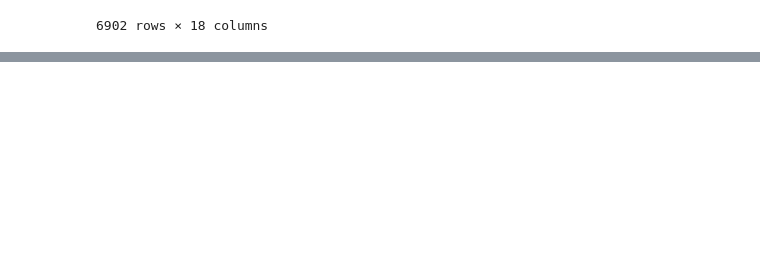
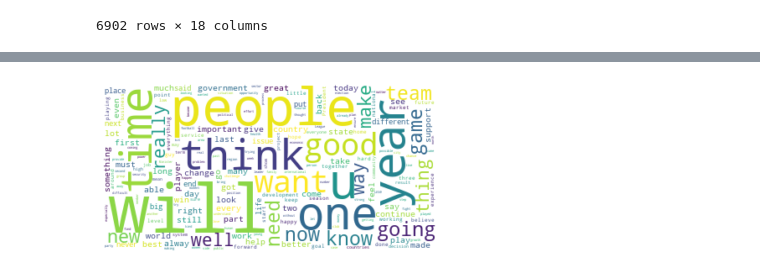
Before and after one commit to epfl-ada/ada-2021-project-madry, a Jupyter notebook: country.ipynb, the cells around one changed output, grey strips where cells are left out. Drawn from its saved outputs; the diff is of its cells as text; code cells hidden in the pictures; blank space fills up the shorter version.

```diff
--- a/country.ipynb
+++ b/country.ipynb
@@ -396,6 +409,6 @@ country_personality_2020 = country_personality_2020.merge(country_quotes_2020_df
 # %%
 def group_personality_by_country(personality):
-    return personality.groupby('country').agg({'id': 'count', 'label': lambda ls: ','.join([l for l in ls if l]), **{attr: 'mean' for attr in PERSONALITY_ATTRS}})
+    return personality.groupby('country').agg({'id': 'count', 'label': lambda ls: ','.join([l for l in ls if l]), **{attr: 'median' for attr in PERSONALITY_ATTRS}})
 
 country_personality_grouped_2015 = group_personality_by_country(country_personality_2015)
 country_personality_grouped_2016 = group_personality_by_country(country_personality_2016)
@@ -411,6 +424,9 @@ country_info = {qid: get_country_info(qid) for qid in country_qids}
 # %%
 with open('data/country_info.json', 'w') as f:
     json.dump(country_info, f)
+# %%
+with open('data/country_info.json') as f:
+    country_info = json.load(f)
 # %%
 personality_dfs = [country_personality_grouped_2015,
                    country_personality_grouped_2016,
@@ -448,0 +468,17 @@ for attr in PERSONALITY_ATTRS:
+# %%
+from wordcloud import WordCloud
+
+def plot_wordcloud(df, country=None):
+    df_grouped = df.groupby('country').agg({'quotations': lambda q: ' '.join(q)})
+    if country:
+        quotes = df_grouped.loc[country, 'quotations']
+    else:
+        quotes = ' '.join(df_grouped['quotations'])
+    word_cloud = WordCloud(collocations = False, background_color = 'white').generate(quotes)
+    plt.imshow(word_cloud, interpolation='bilinear')
+    plt.axis("off")
+    plt.show()
+# %%
+plot_wordcloud(country_quotes_2019_df)
+# %% [output]
+[figure, added]
```
Also changed, not shown: parts of 9 cells of this notebook, 3 other files.
